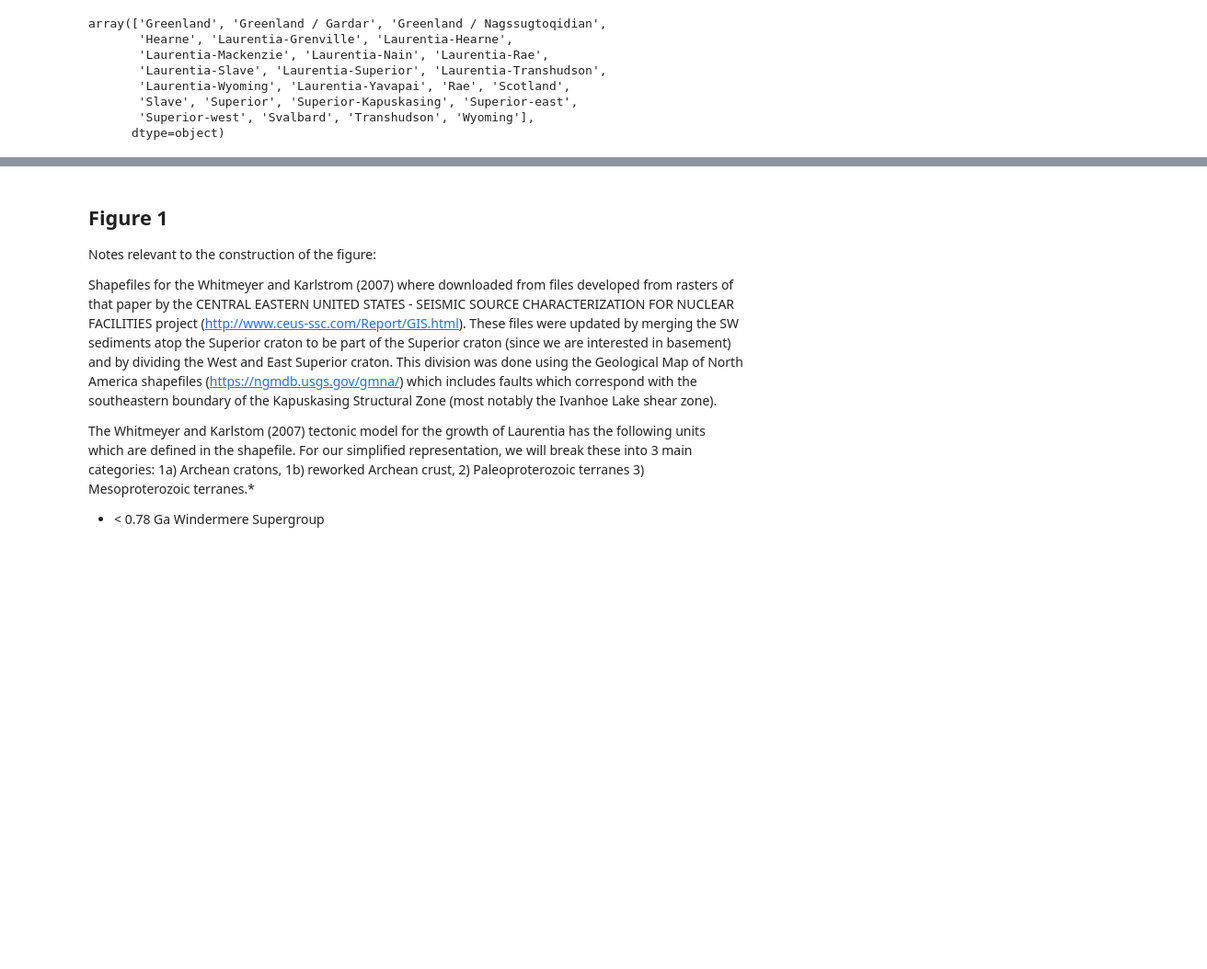
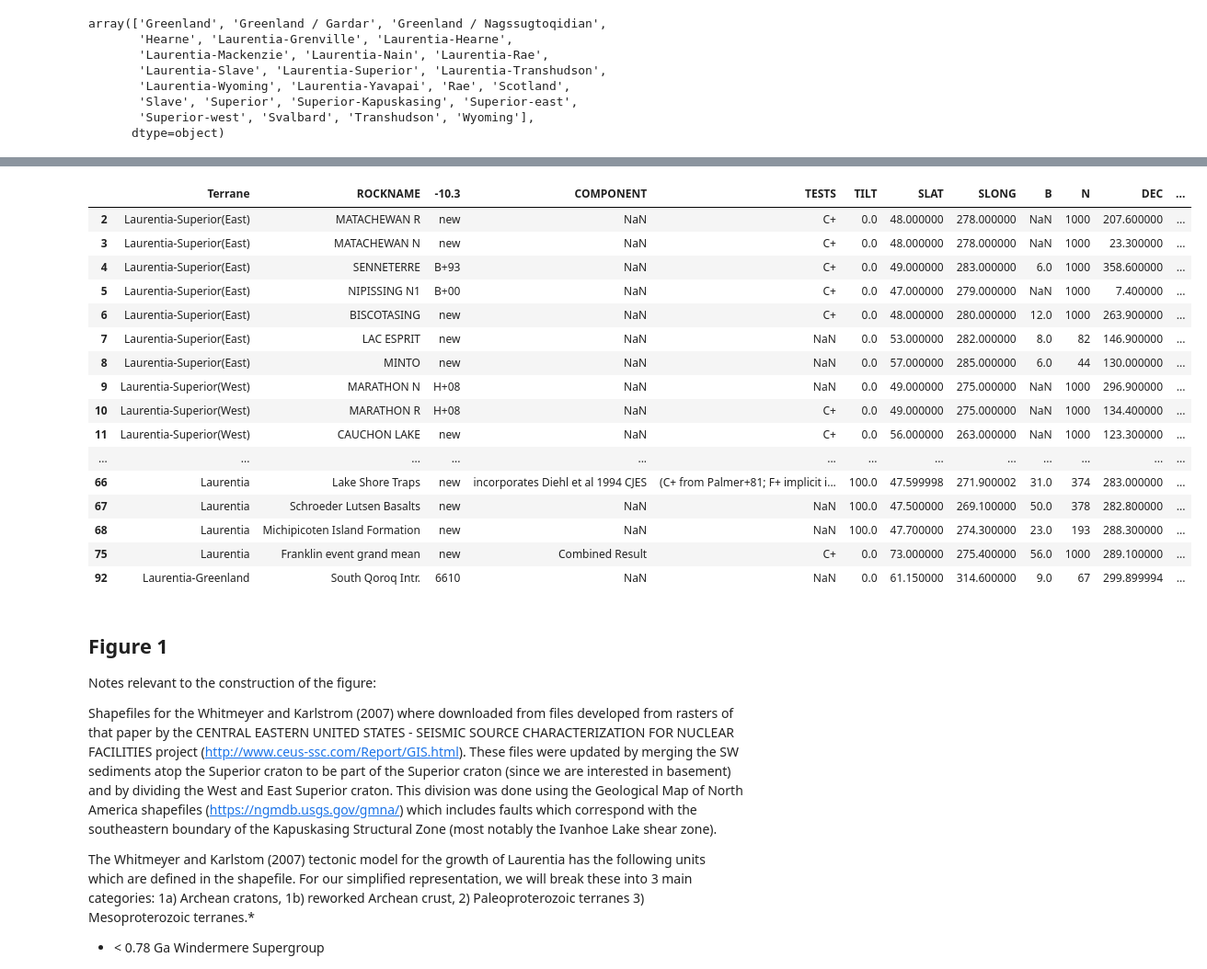
Before and after one commit to Swanson-Hysell-Group/Laurentia_Paleogeography, a Jupyter notebook: figures_analysis.ipynb, the cells around one changed output, grey strips where cells are left out. Shown at 92% size. Saved outputs shown, nothing was run; the diff lists cells and outputs as text; code cells hidden in the pictures; blank space fills up the shorter version.

```diff
--- a/figures_analysis.ipynb
+++ b/figures_analysis.ipynb
@@ -90,6 +97,25 @@ array(['Greenland', 'Greenland / Gardar', 'Greenland / Nagssugtoqidian',
 # %%
 poles_A = Leirubakki_poles[Leirubakki_poles['Grade']=='A']
 poles_B = Leirubakki_poles[Leirubakki_poles['Grade']=='B']
+poles_A
+# %% [output]
+|  | Terrane | ROCKNAME | -10.3 | COMPONENT | TESTS | TILT | SLAT | SLONG | B | N | DEC | ... |
+| 2 | Laurentia-Superior(East) | MATACHEWAN R | new | NaN | C+ | 0.0 | 48.000000 | 278.000000 | NaN | 1000 | 207.600000 | ... |
+| 3 | Laurentia-Superior(East) | MATACHEWAN N | new | NaN | C+ | 0.0 | 48.000000 | 278.000000 | NaN | 1000 | 23.300000 | ... |
+| 4 | Laurentia-Superior(East) | SENNETERRE | B+93 | NaN | C+ | 0.0 | 49.000000 | 283.000000 | 6.0 | 1000 | 358.600000 | ... |
+| 5 | Laurentia-Superior(East) | NIPISSING N1 | B+00 | NaN | C+ | 0.0 | 47.000000 | 279.000000 | NaN | 1000 | 7.400000 | ... |
+| 6 | Laurentia-Superior(East) | BISCOTASING | new | NaN | C+ | 0.0 | 48.000000 | 280.000000 | 12.0 | 1000 | 263.900000 | ... |
+| 7 | Laurentia-Superior(East) | LAC ESPRIT | new | NaN | NaN | 0.0 | 53.000000 | 282.000000 | 8.0 | 82 | 146.900000 | ... |
+| 8 | Laurentia-Superior(East) | MINTO | new | NaN | NaN | 0.0 | 57.000000 | 285.000000 | 6.0 | 44 | 130.000000 | ... |
+| 9 | Laurentia-Superior(West) | MARATHON N | H+08 | NaN | NaN | 0.0 | 49.000000 | 275.000000 | NaN | 1000 | 296.900000 | ... |
+| 10 | Laurentia-Superior(West) | MARATHON R | H+08 | NaN | C+ | 0.0 | 49.000000 | 275.000000 | NaN | 1000 | 134.400000 | ... |
+| 11 | Laurentia-Superior(West) | CAUCHON LAKE | new | NaN | C+ | 0.0 | 56.000000 | 263.000000 | NaN | 1000 | 123.300000 | ... |
+| ... | ... | ... | ... | ... | ... | ... | ... | ... | ... | ... | ... | ... |
+| 66 | Laurentia | Lake Shore Traps | new | incorporates Diehl et al 1994 CJES | (C+ from Palmer+81; F+ implicit i... | 100.0 | 47.599998 | 271.900002 | 31.0 | 374 | 283.000000 | ... |
+| 67 | Laurentia | Schroeder Lutsen Basalts | new | NaN | NaN | 100.0 | 47.500000 | 269.100000 | 50.0 | 378 | 282.800000 | ... |
+| 68 | Laurentia | Michipicoten Island Formation | new | NaN | NaN | 100.0 | 47.700000 | 274.300000 | 23.0 | 193 | 288.300000 | ... |
+| 75 | Laurentia | Franklin event grand mean | new | Combined Result | C+ | 0.0 | 73.000000 | 275.400000 | 56.0 | 1000 | 289.100000 | ... |
+| 92 | Laurentia-Greenland | South Qoroq Intr. | 6610 | NaN | NaN | 0.0 | 61.150000 | 314.600000 | 9.0 | 67 | 299.899994 | ... |
 # %% [markdown]
 ## Figure 1
 
```
Also changed, not shown: parts of 3 cells of this notebook, 1 other file.
